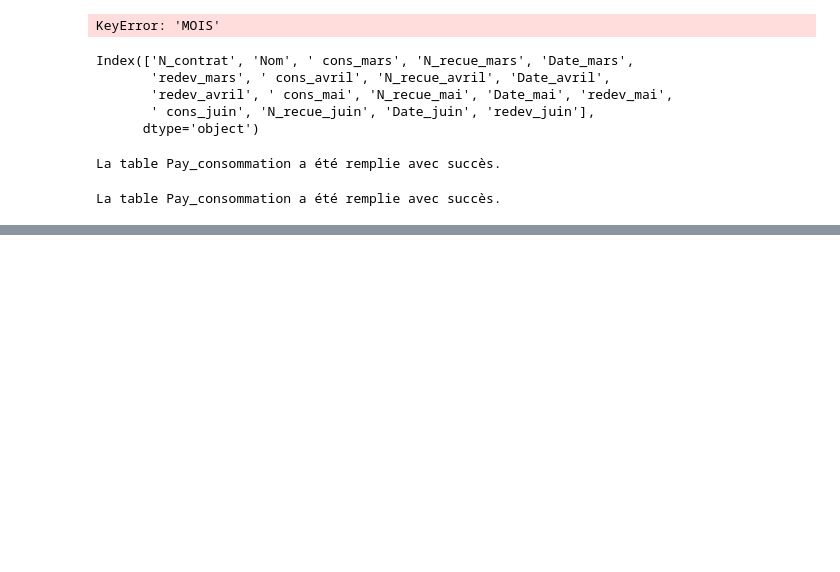
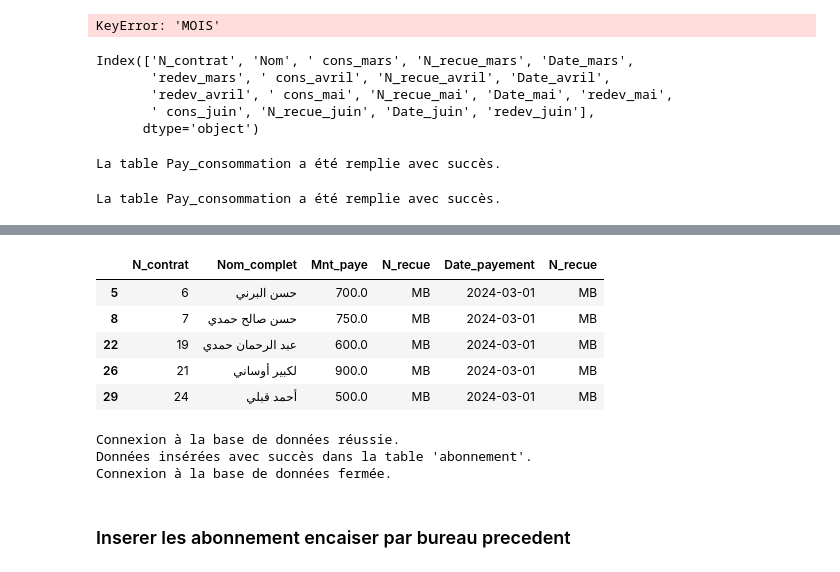
Before and after one commit to laanani-mohamed/Gestion-Eau-Association-Nasr, a Jupyter notebook: notebook/Manipulation_BD.ipynb, the cells around one changed output, grey strips where cells are left out. Drawn from its saved outputs; the diff is of its cells as text; code cells hidden in the pictures; blank space fills up the shorter version.

```diff
--- a/notebook/Manipulation_BD.ipynb
+++ b/notebook/Manipulation_BD.ipynb
@@ -1319,0 +1552,3 @@ La table Pay_consommation a été remplie avec succès.
+# %%
+df2 = df2.dropna(subset=['Mnt_paye_MB'])
+df2.head()
@@ -1319,0 +1576,15 @@ La table Pay_consommation a été remplie avec succès.
+# %%
+# Convertir N_contrat en entier, puis en chaîne de caractères
+df2['N_contrat'] = df2['N_contrat'].astype(int).astype(str)
+
+# Ajouter les colonnes manquantes avec les valeurs spécifiées
+df2['Date_payement'] = '2024-03-01'
+df2['N_recue'] = 'MB'
+
+# Renommer les colonnes pour correspondre à la table 'abonnement'
+df2 = df2.rename(columns={
+    'Mnt_paye_MB': 'Mnt_paye',
+    'N_recue_MB': 'N_recue'
+})
+
+df2['Date_payement'] = pd.to_datetime(df2['Date_payement'], errors='coerce')
@@ -1319,0 +1607,58 @@ La table Pay_consommation a été remplie avec succès.
+# %%
+df2.head()
+# %% [output]
+|  | N_contrat | Nom_complet | Mnt_paye | N_recue | Date_payement | N_recue |
+| 5 | 6 | حسن البرني | 700.0 | MB | 2024-03-01 | MB |
+| 8 | 7 | حسن صالح حمدي | 750.0 | MB | 2024-03-01 | MB |
+| 22 | 19 | عبد الرحمان حمدي | 600.0 | MB | 2024-03-01 | MB |
+| 26 | 21 | لكبير أوساني | 900.0 | MB | 2024-03-01 | MB |
+| 29 | 24 | أحمد قبلي | 500.0 | MB | 2024-03-01 | MB |
+# %%
+import sqlite3
+import pandas as pd
+
+# Connexion à la base de données SQLite
+try:
+    conn = sqlite3.connect('Gestion_eau.db')
+    cursor = conn.cursor()
+    print("Connexion à la base de données réussie.")
+except sqlite3.Error as e:
+    print(f"Erreur lors de la connexion à la base de données : {e}")
+    exit()
+
+# Insérer les données dans la table 'abonnement'
+try:
+    for index, row in df2.iterrows():
+        # Vérifier si N_contrat n'est pas null
+        if pd.notna(row['N_contrat']):
+            # Formater Date_payement
+            if pd.notna(row['Date_payement']):
+                date_payement = row['Date_payement'].strftime('%Y-%m-%d')
+            else:
+                date_payement = '2024-03-01'  # Valeur par défaut
+
+            # Insérer la ligne dans la table
+            cursor.execute('''
+                INSERT INTO abonnement (N_contrat, Date_payement, N_recue, Mnt_paye)
+                VALUES (?, ?, ?, ?)
+            ''', (row['N_contrat'], date_payement, 000, row['Mnt_paye']))
+
+    # Valider la transaction
+    conn.commit()
+    print("Données insérées avec succès dans la table 'abonnement'.")
+except sqlite3.Error as e:
+    print(f"Erreur lors de l'insertion des données : {e}")
+    conn.rollback()  # Annuler les modifications en cas d'erreur
+finally:
+    # Fermer la connexion
+    try:
+        conn.close()
+        print("Connexion à la base de données fermée.")
+    except sqlite3.Error as e:
+        print(f"Erreur lors de la fermeture de la connexion : {e}")
+# %% [output]
+Connexion à la base de données réussie.
+Données insérées avec succès dans la table 'abonnement'.
+Connexion à la base de données fermée.
+# %% [markdown]
+### Inserer les abonnement encaiser par bureau precedent
```
Also changed, not shown: parts of 31 cells of this notebook, 7 other files.
